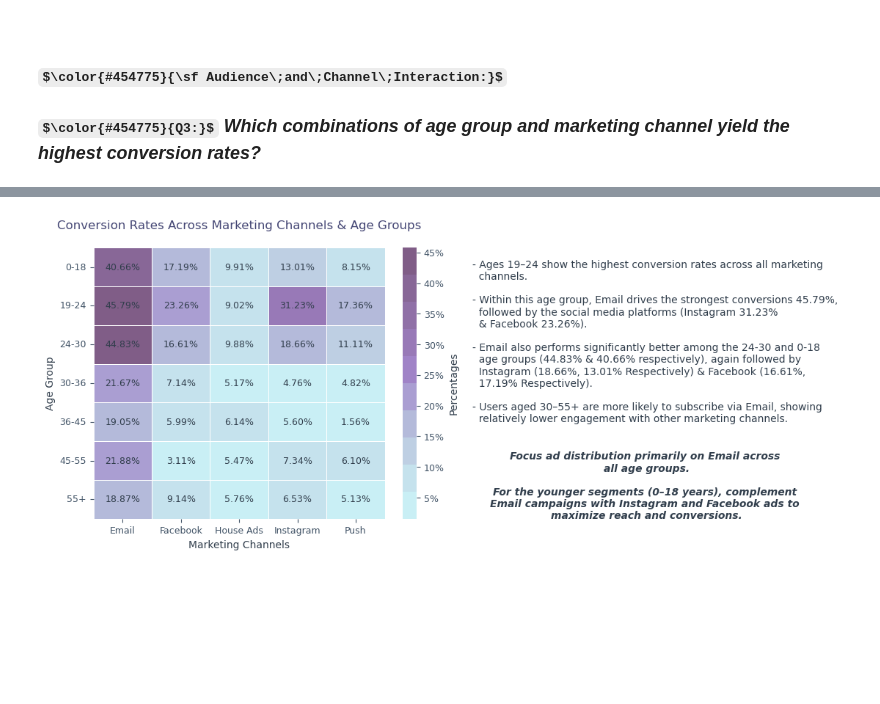
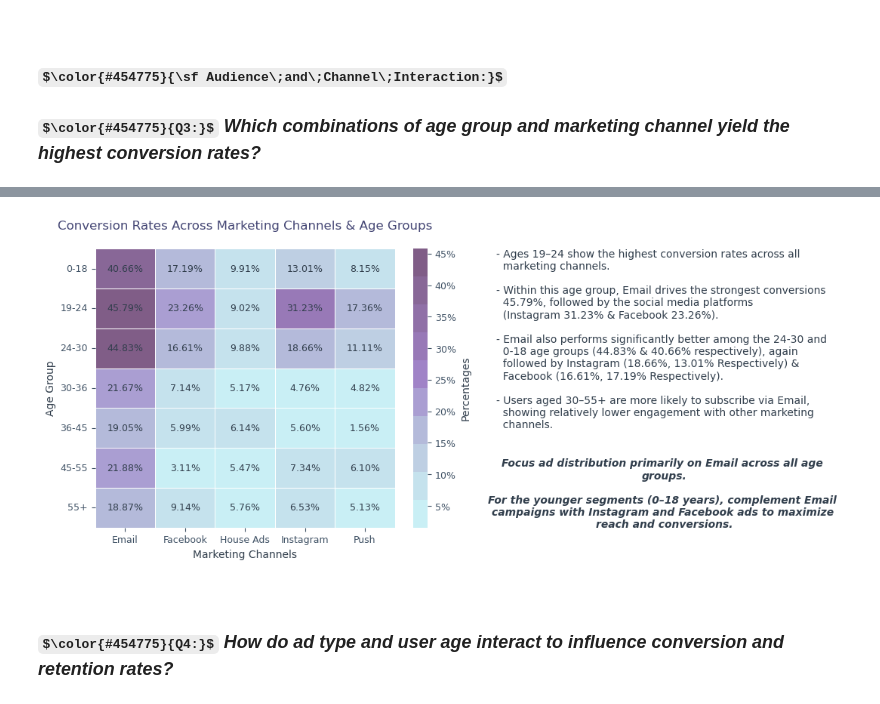
Before and after one commit to hend-a-ghafour/Analyzing_Marketing_Campaigns, a Jupyter notebook: Analyzing_Marketing_Campaigns.ipynb, the cells around one changed output, grey strips where cells are left out. Saved outputs shown, nothing was run; the diff lists cells and outputs as text; code cells hidden in the pictures; some formulas as TeX source; blank space fills up the shorter version.

```diff
--- a/Analyzing_Marketing_Campaigns.ipynb
+++ b/Analyzing_Marketing_Campaigns.ipynb
@@ -2448,46 +2436,54 @@ conversion_ch_age.style.format('{:,.2%}')
 # %%
 # Visualiztion - Conversion Rates Across Marketing Channels & Age Groups
-# Data
+# Defining colors & Ticks
 palette_10 = sns.color_palette(['#C9EFF5', '#C5E2ED', '#BECFE3', '#B4BADA', '#AA9ED2', '#A083C7', '#9879B7', '#9070A7', '#886797', '#805D87'])
 age_ticks=[x.replace(' years','') for x in conversion_ch_age.index.to_list()]
 
 # Creating the Chart:
 ax=sns.heatmap(conversion_ch_age, cmap=palette_10, annot=True, fmt=".2%", annot_kws={'color':'#313E4c','fontsize':9},
                linewidths=.4, yticklabels=age_ticks)
 
 # Customizing the Chart:
 plt.title('Conversion Rates Across Marketing Channels & Age Groups\n', fontsize=12, color='#454775')
 
 cbar = ax.collections[0].colorbar
 cbar.ax.yaxis.set_major_formatter(mticker.FuncFormatter(lambda x, pos: f'{x*100:.0f}%'))
 cbar.set_label('Percentages', fontsize=10, color='#313E4c')
 cbar.ax.tick_params(labelsize=9, colors='#415366')
 
 ax.set_xlabel('Marketing Channels',fontsize=10, color='#313E4c')
 ax.set_ylabel('Age Group',fontsize=10, color='#313E4c')
 ax.tick_params(axis='both',labelsize=9, colors='#415366',labelrotation=0)
 
 # Findings:
 text_ch_a_con=f'''
-- Ages 19–24 show the highest conversion rates across all marketing
-  channels.\n
-- Within this age group, Email drives the strongest conversions {conversion_ch_age.loc['19-24 years','Email']:.2%},
-  followed by the social media platforms (Instagram {conversion_ch_age.loc['19-24 years','Instagram']:.2%}
-  & Facebook {conversion_ch_age.loc['19-24 years','Facebook']:.2%}).\n
-- Email also performs significantly better among the 24-30 and 0-18
-  age groups ({conversion_ch_age.loc['24-30 years','Email']:.2%} & {conversion_ch_age.loc['0-18 years','Email']:.2%} respectively), again followed by
-  Instagram ({conversion_ch_age.loc['24-30 years','Instagram']:.2%}, {conversion_ch_age.loc['0-18 years','Instagram']:.2%} Respectively) & Facebook ({conversion_ch_age.loc['24-30 years','Facebook']:.2%},
-  {conversion_ch_age.loc['0-18 years','Facebook']:.2%} Respectively).\n
-- Users aged 30–55+ are more likely to subscribe via Email, showing
-  relatively lower engagement with other marketing channels.'''
+- Ages 19–24 show the highest conversion rates across all
+  marketing channels.\n
+- Within this age group, Email drives the strongest conversions
+  {conversion_ch_age.loc['19-24 years','Email']:.2%}, followed by the social media platforms
+  (Instagram {conversion_ch_age.loc['19-24 years','Instagram']:.2%} & Facebook {conversion_ch_age.loc['19-24 years','Facebook']:.2%}).\n
+- Email also performs significantly better among the 24-30 and
+  0-18 age groups ({conversion_ch_age.loc['24-30 years','Email']:.2%} & {conversion_ch_age.loc['0-18 years','Email']:.2%} respectively), again
+  followed by Instagram ({conversion_ch_age.loc['24-30 years','Instagram']:.2%}, {conversion_ch_age.loc['0-18 years','Instagram']:.2%} Respectively) &
+  Facebook ({conversion_ch_age.loc['24-30 years','Facebook']:.2%}, {conversion_ch_age.loc['0-18 years','Facebook']:.2%} Respectively).\n
+- Users aged 30–55+ are more likely to subscribe via Email,
+  showing relatively lower engagement with other marketing
+  channels.'''
+
 text2_ch_a_con = '''
-Focus ad distribution primarily on Email across
-all age groups.\n
-For the younger segments (0–18 years), complement
-Email campaigns with Instagram and Facebook ads to
-maximize reach and conversions.'''
-ax.text(6.5,4.5,text_ch_a_con, color='#313E4C', ha='left')
+Focus ad distribution primarily on Email across all age
+groups.\n
+For the younger segments (0–18 years), complement Email
+campaigns with Instagram and Facebook ads to maximize
+reach and conversions.'''
+
+ax.text(6.7,4.5,text_ch_a_con, color='#313E4C', ha='left')
 ax.text(9.5,7,text2_ch_a_con, ha='center',fontstyle='italic',weight='semibold', fontsize=10, color='#313E4C')
+
 plt.show()
 # %% [output]
-[figure, old version]
+[figure, new version]
+# %% [markdown]
+<br>
+
+### $\color{#454775}{Q4:}$ ***How do ad type and user age interact to influence conversion and retention rates?***
```
Also changed, not shown: parts of 6 cells of this notebook.
